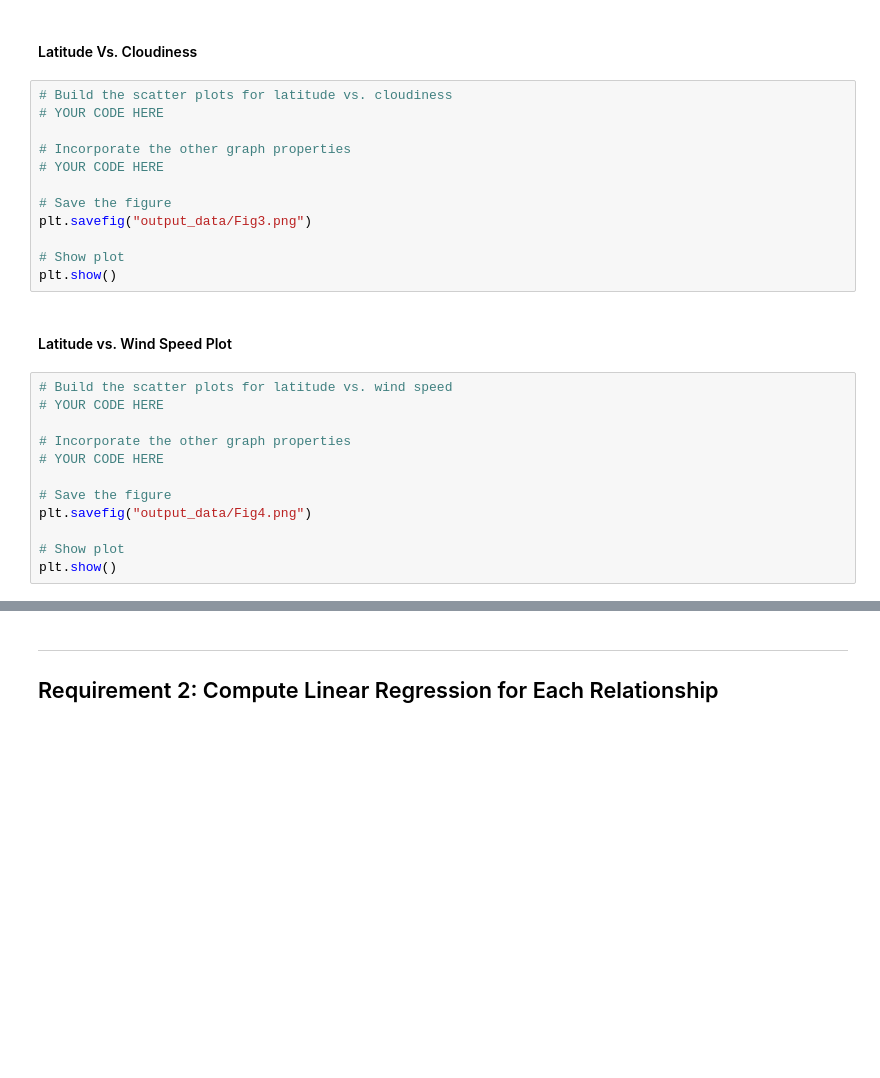
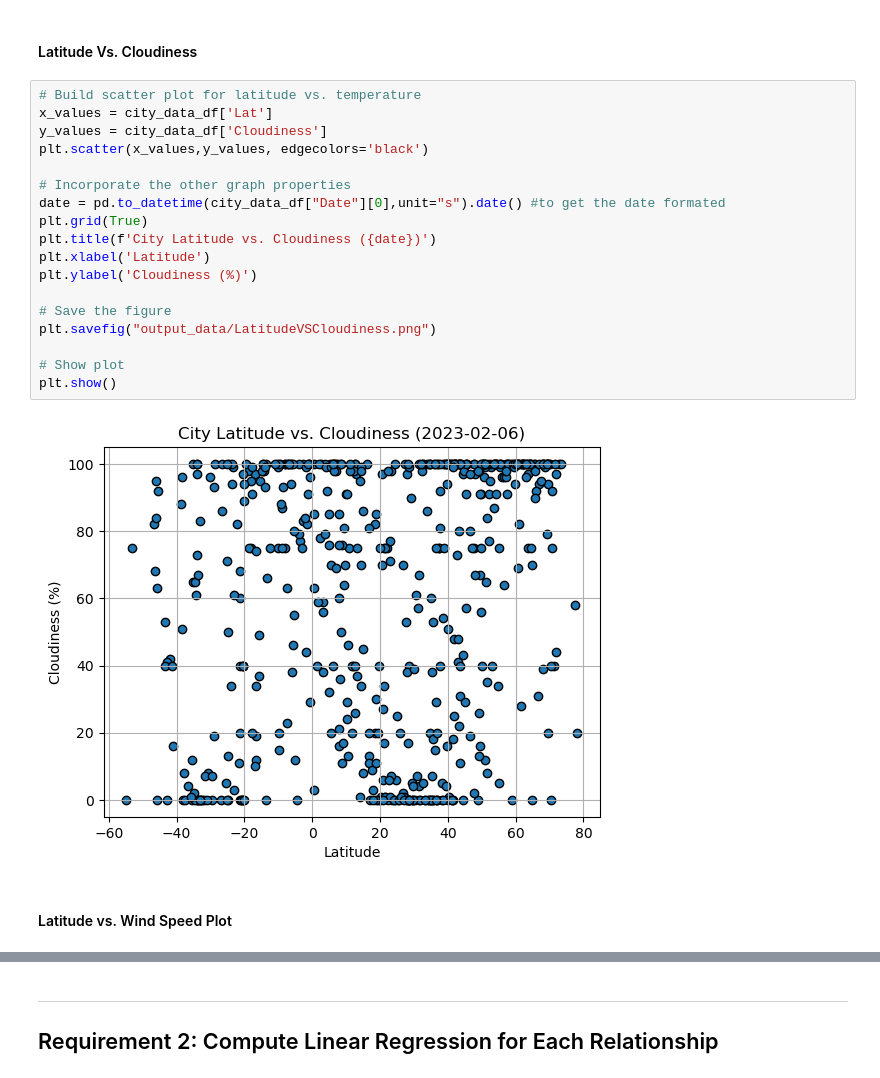
Before and after one commit to candidamg/python-api-challenge, a Jupyter notebook: WeatherPy/WeatherPy.ipynb, the cells around one changed output, grey strips where cells are left out. Cells and saved outputs as stored; diff of their text form; blank space fills up the shorter version.

```diff
--- a/WeatherPy/WeatherPy.ipynb
+++ b/WeatherPy/WeatherPy.ipynb
@@ -174,28 +233,24 @@ plt.show()
 # %% [markdown]
 #### Latitude Vs. Cloudiness
-# %%
-# Build the scatter plots for latitude vs. cloudiness
-# YOUR CODE HERE
-
-# Incorporate the other graph properties
-# YOUR CODE HERE
-
-# Save the figure
-plt.savefig("output_data/Fig3.png")
-
-# Show plot
-plt.show()
+# %%
+# Build scatter plot for latitude vs. temperature
+x_values = city_data_df['Lat']
+y_values = city_data_df['Cloudiness']
+plt.scatter(x_values,y_values, edgecolors='black')
+
+# Incorporate the other graph properties
+date = pd.to_datetime(city_data_df["Date"][0],unit="s").date() #to get the date formated
+plt.grid(True)
+plt.title(f'City Latitude vs. Cloudiness ({date})')
+plt.xlabel('Latitude')
+plt.ylabel('Cloudiness (%)')
+
+# Save the figure
+plt.savefig("output_data/LatitudeVSCloudiness.png")
+
+# Show plot
+plt.show()
+# %% [output]
+[figure, added]
 # %% [markdown]
 #### Latitude vs. Wind Speed Plot
-# %%
-# Build the scatter plots for latitude vs. wind speed
-# YOUR CODE HERE
-
-# Incorporate the other graph properties
-# YOUR CODE HERE
-
-# Save the figure
-plt.savefig("output_data/Fig4.png")
-
-# Show plot
-plt.show()
```
Also changed, not shown: parts of 36 cells of this notebook.
